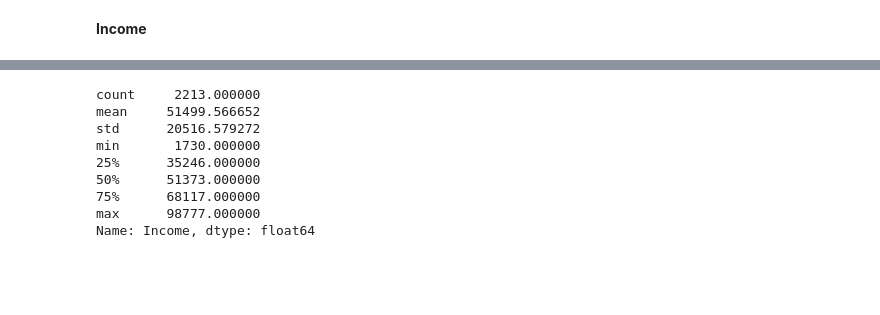
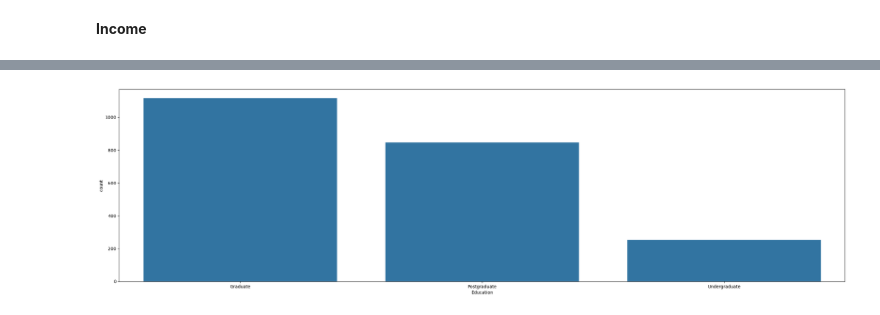
Before and after one commit to PerisN/Campaign_Marketing_Analytics, a Jupyter notebook: notebooks/customer_profile_analysis.ipynb, the cells around one changed output, grey strips where cells are left out. Cells and saved outputs as stored; diff of their text form; code cells hidden in the pictures; blank space fills up the shorter version.

```diff
--- a/notebooks/customer_profile_analysis.ipynb
+++ b/notebooks/customer_profile_analysis.ipynb
@@ -185,15 +258,5 @@ df.shape
-# %%
-# Replace values over 100000 income with median
-
-df.loc[df['Income'] > 100000, 'Income'] = df['Income'].median()
-df['Income'].describe()
-# %% [output]
-count     2213.000000
-mean     51499.566652
-std      20516.579272
-min       1730.000000
-25%      35246.000000
-50%      51373.000000
-75%      68117.000000
-max      98777.000000
-Name: Income, dtype: float64
+# %%
+plt.figure(figsize=(30, 8))
+sns.countplot(x="Education", data=df);
+# %% [output]
+[figure, added]
```
Also changed, not shown: parts of 47 cells of this notebook.
